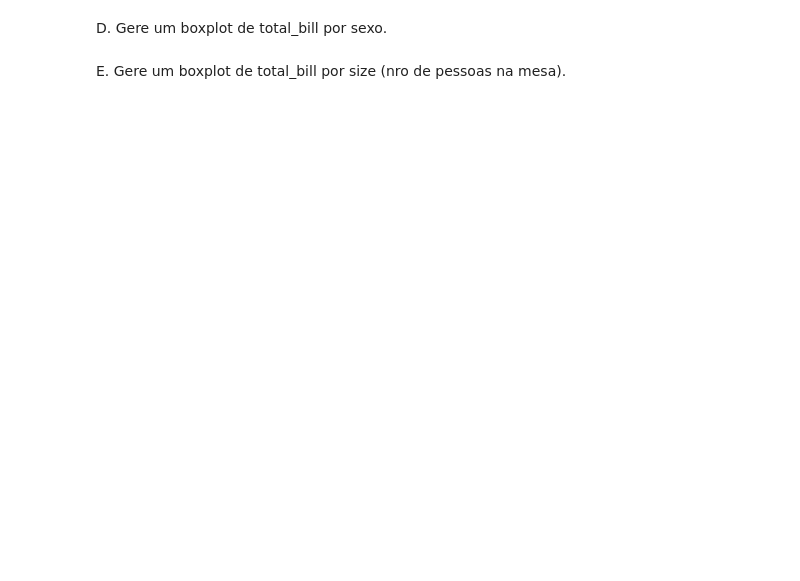
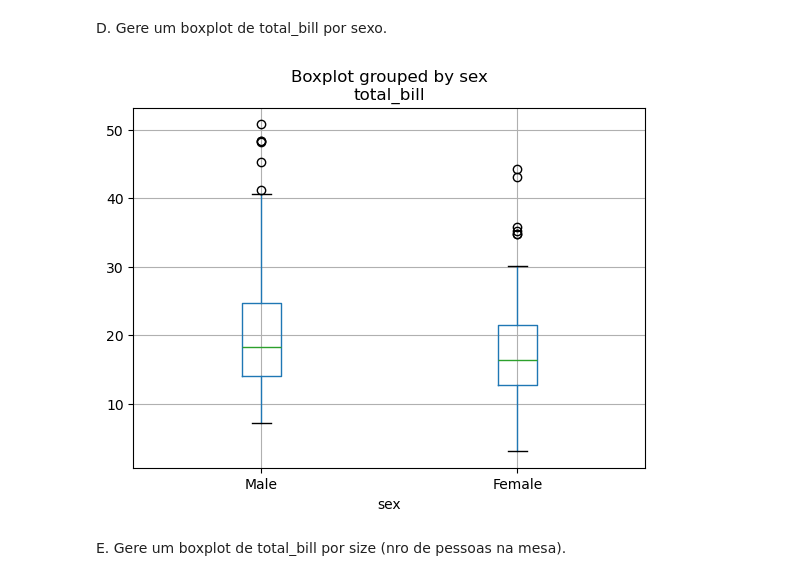
Before and after one commit to SammuelGR/unifei, a Jupyter notebook: 2025_2/XMAC02/Aula03/Aula03.ipynb, the cells around one changed output. Cells and saved outputs as stored; diff of their text form; code cells hidden in the pictures; blank space fills up the shorter version.

```diff
--- a/2025_2/XMAC02/Aula03/Aula03.ipynb
+++ b/2025_2/XMAC02/Aula03/Aula03.ipynb
@@ -144,4 +164,10 @@ C. Gere um boxplot de total_bill.
 # %% [markdown]
 D. Gere um boxplot de total_bill por sexo.
+# %%
+plt.close('all')
+df.boxplot(by='sex', column='total_bill')
+plt.show()
+# %% [output]
+[figure, added]
 # %% [markdown]
 E. Gere um boxplot de total_bill por size (nro de pessoas na mesa).
```
Also changed, not shown: parts of 8 cells of this notebook.
